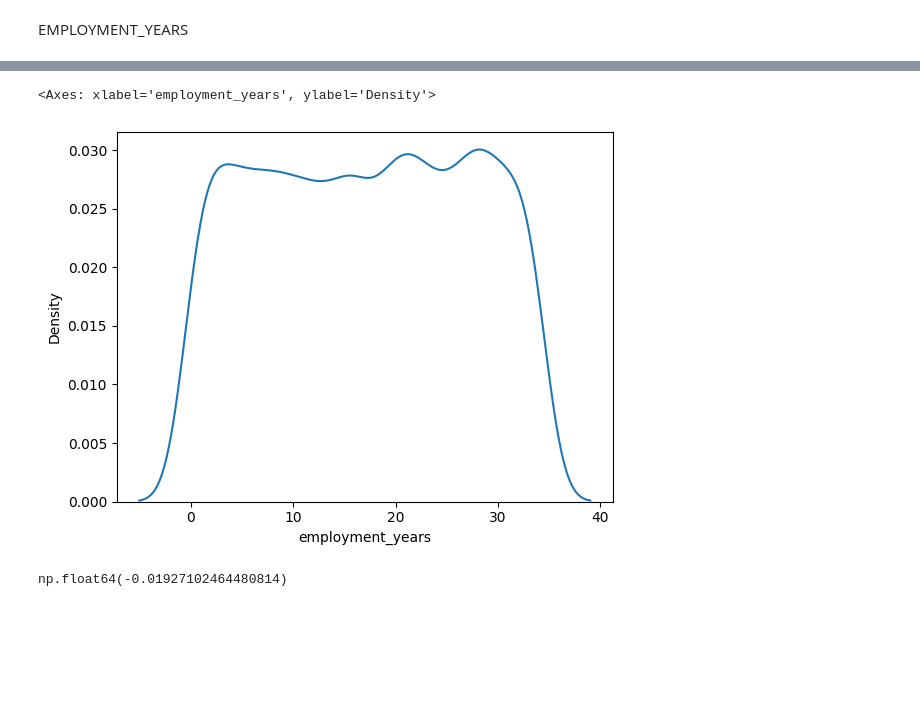
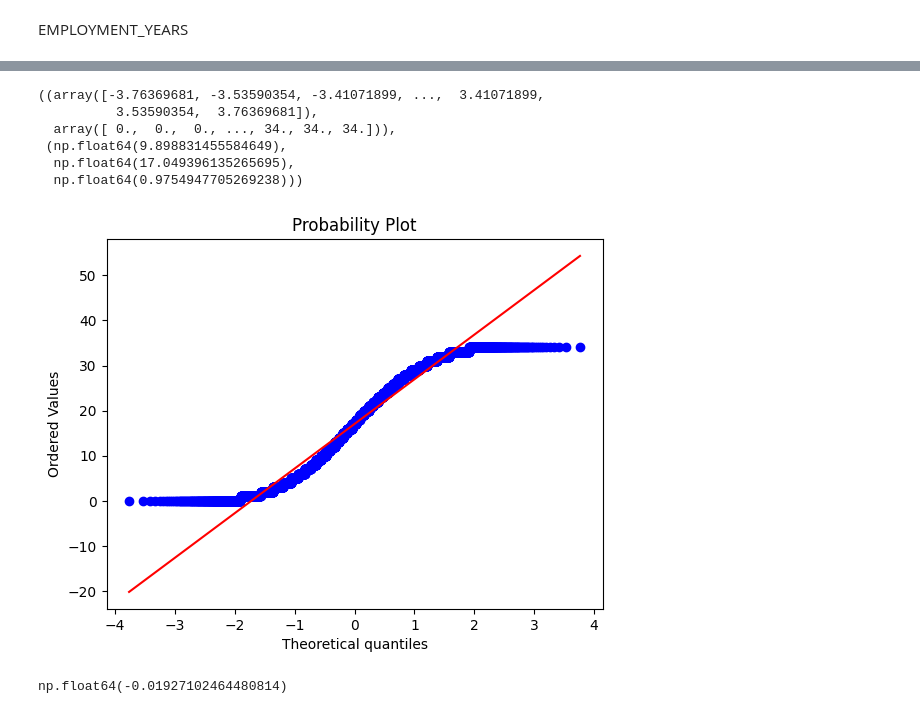
Before and after one commit to saaaaaaaaaaaaaad56/creditworthiness, a Jupyter notebook: over_view.ipynb, the cells around one changed output, grey strips where cells are left out. Drawn from its saved outputs; the diff is of its cells as text; code cells hidden in the pictures; blank space fills up the shorter version.

```diff
--- a/over_view.ipynb
+++ b/over_view.ipynb
@@ -281,9 +280,14 @@ df['employment_years'].sample(5)
 dtype: float64
-# %%
-sns.kdeplot(df['employment_years'])
-# %% [output]
-<Axes: xlabel='employment_years', ylabel='Density'>
-[figure, removed]
+# %%
+stats.probplot(df['employment_years'].dropna(), dist="norm", plot=plt)
+# %% [output]
+((array([-3.76369681, -3.53590354, -3.41071899, ...,  3.41071899,
+          3.53590354,  3.76369681]),
+  array([ 0.,  0.,  0., ..., 34., 34., 34.])),
+ (np.float64(9.898831455584649),
+  np.float64(17.049396135265695),
+  np.float64(0.9754947705269238)))
+[figure, added]
 # %%
 df['employment_years'].skew()
 # %% [output]
```
Also changed, not shown: parts of 21 cells of this notebook.
